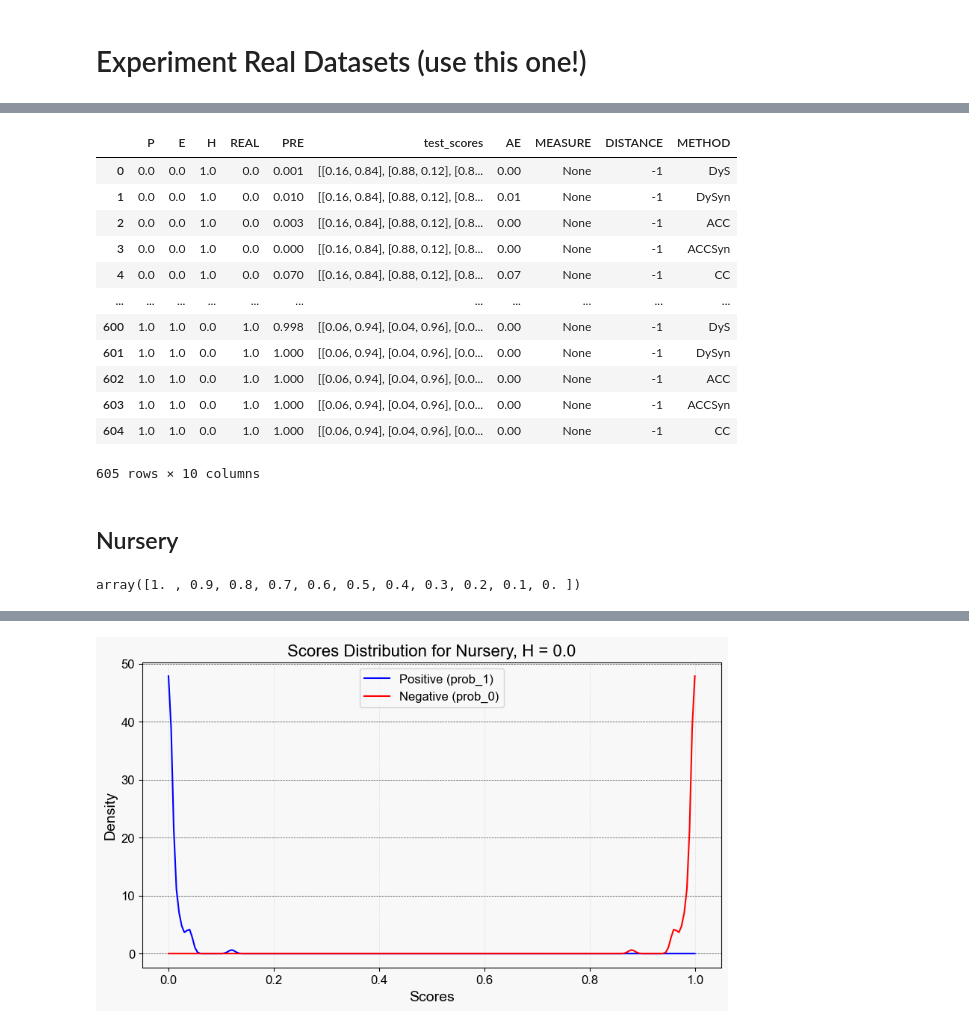
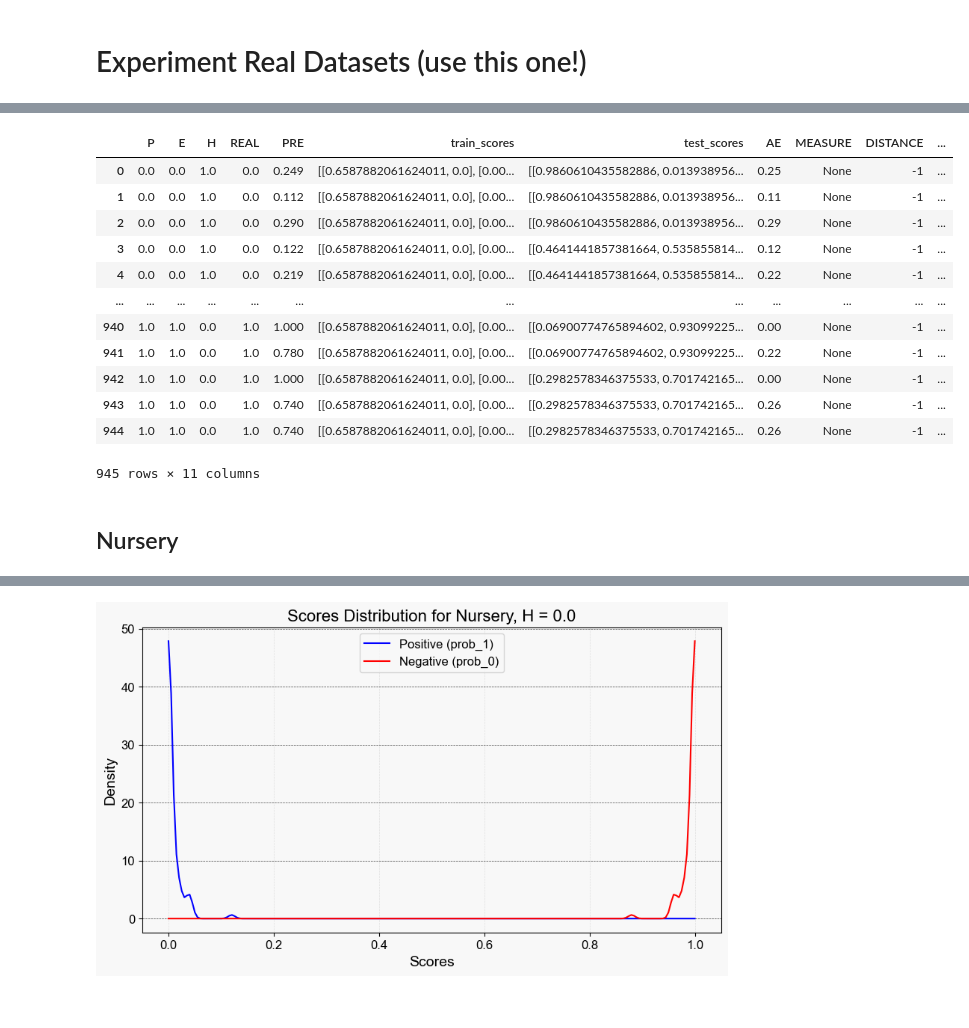
Before and after one commit to JPOrtegaa/score-drift-quantification, a Jupyter notebook: experiments_real.ipynb, the cells around one changed output, grey strips where cells are left out. Drawn from its saved outputs; the diff is of its cells as text; code cells hidden in the pictures.

```diff
--- a/experiments_real.ipynb
+++ b/experiments_real.ipynb
@@ -442,7 +449,7 @@ def SMM(p_scores, n_scores, t_scores):
 # %% [markdown]
 ## Synthetic quantifiers
 # %%
-def DySyn(ts, measure, MF=np.arange(0.1, 1.0, 0.2)):
+def DySyn(ts, measure, MF=np.arange(0.1, 1.0, 0.1)):
     MF = np.round(MF, 2)
 
     results = []
@@ -456,7 +463,7 @@ def DySyn(ts, measure, MF=np.arange(0.1, 1.0, 0.2)):
         if measure == "sord":
             rQnt = DySyn_SORD(test_p, test_n, ts)  # Implement DySyn_SORD separately
         else:
-            rQnt = DySyn_DyS(test_p, test_n, ts, measure, [10])  # Implement DySyn_DyS separately
+            rQnt = DySyn_DyS(test_p, test_n, ts, measure)  # Implement DySyn_DyS separately
 
         distances.append(rQnt[1])
         results.append(rQnt[0][0])
@@ -917,7 +942,7 @@ def get_batch(dts, num_pos, num_E, num_H):
     batch = pd.concat([pos_samples, E_samples, H_samples]).sample(frac=1).reset_index(drop=True)
     return batch
 # %%
-def apply_qntMethod(qntMethod, p_score, n_score, test, TprFpr=None, thr=None, measure="hellinger", MF_dysyn=np.arange(0.1, 1.0, 0.2)):
+def apply_qntMethod(qntMethod, p_score, n_score, test, TprFpr=None, thr=None, measure="topsoe", MF_dysyn=np.arange(0.1, 1.0, 0.1)):
     import mlquantify  # Ensure the mlquantify package is available
 
     # MF_dysyn = np.arange(0.3,0.7,0.1)
@@ -1037,8 +1092,8 @@ def run_over_real_dataset(dataset, replicates=3):
         #    'MS2Syn-TS',
         #    'SMM',
         #    'SMMSyn-TS',
-           'DyS',
-           'DySyn',
+        #    'DyS',
+        #    'DySyn',
         #    'X',
         #    'XSyn-TS',
         #    'MAX',
@@ -1053,17 +1108,21 @@ def run_over_real_dataset(dataset, replicates=3):
     results = []
 
     # Splitting to get training and test partition
-    train, test = train_test_split(dataset, stratify=dataset['difficulty'], test_size=0.5)
+    # train, test = train_test_split(dataset, stratify=dataset['difficulty'], test_size=0.5)
+
+    train, test = balanced_train_test_split(dataset, group_col='difficulty', test_size=0.5)#, random_state=42)
 
     # From training set get a sample to be the training set with 50% of positives and negatives (25% hard and 25% easy negative subclasses)
     # Note: the amount of instances is restricted to the class that has less instances
-    train = get_batch(dataset, train['difficulty'].value_counts().min()*2, train['difficulty'].value_counts().min(), train['difficulty'].value_counts().min())
+    train = get_batch(train, train['difficulty'].value_counts().min(), train['difficulty'].value_counts().min(), train['difficulty'].value_counts().min())
 
     # From test set get a sample to be the test set with 50% of positives and negatives (25% hard and 25% easy negative subclasses)
     # Note: the amount of instances is restricted to the class that has less instances
-    test = get_batch(dataset, test['difficulty'].value_counts().min()*2, test['difficulty'].value_counts().min(), test['difficulty'].value_counts().min())
+    test = get_batch(test, test['difficulty'].value_counts().min(), test['difficulty'].value_counts().min(), test['difficulty'].value_counts().min())
 
-    model = RandomForestClassifier(n_estimators=100)
+    # pdb.set_trace()
+
+    model = RandomForestClassifier(n_estimators=200)
 
     scores = np.array(getScores(train.drop(columns=['class', 'difficulty']),  train['class'], 10, model))
 
@@ -1071,16 +1130,20 @@ def run_over_real_dataset(dataset, replicates=3):
 
     model.fit(train.drop(columns=['class', 'difficulty']), train['class'])
 
-    for pos_ratio in tqdm(np.linspace(0.0, 1.0, 11), desc="Outer Loop"):  # Varying positive/negative ratio
+    for pos_ratio in tqdm(np.linspace(0.0, 1.0, 21), desc="Outer Loop"):  # Varying positive/negative ratio
         num_pos = int(batch_size * pos_ratio)
         num_neg = batch_size - num_pos
 
-        for neg_ratio in np.linspace(0.0, 1.0, 11):  # Varying E/H distribution in negative
+        for neg_ratio in np.linspace(0.0, 1.0, 5):  # Varying E/H distribution in negative
             num_E = int(num_neg * neg_ratio)
             num_H = num_neg - num_E
 
             for _ in range(replicates):
                 batch = get_batch(test, num_pos, num_E, num_H)
+                print(len(batch))
+
+                # pdb.set_trace()
+
                 for qi in qnt:
                     qntMethod = qi.split("-")[0] if "-" in qi else qi
                     if qntMethod != "HDy-LP":
@@ -1097,18 +1160,14 @@ def run_over_real_dataset(dataset, replicates=3):
                     test_scores = model.predict_proba(batch.drop(columns=['class', 'difficulty']))
                     test_scores_pos = test_scores[:,1]
 
+                    # pdb.set_trace()
+
                     qnt_re = apply_qntMethod(qntMethod=qntMethod,
                                                 p_score=scores[scores[:, 1] == 1, 0],
                                                 n_score=scores[scores[:, 1] == 0, 0],
                                                 test=test_scores_pos,
                                                 TprFpr=TprFpr,
                                                 thr=0.5) # Implement apply_qntMethod
-
-                    # score_distribution = ({'p_score': scores[scores[:, 1] == 1, 0],
-                    #                        'n_score': scores[scores[:, 1] == 0, 0],
-                    #                        'P': pos_ratio,
-                    #                        'E': neg_ratio,
-                    #                        'H': 1 - neg_ratio,})
 
                     freq_REAL = calculate_proportion(batch['class'].tolist())[0]
                     if qntMethod == "DySyn":
@@ -1121,6 +1180,7 @@ def run_over_real_dataset(dataset, replicates=3):
                                     1-neg_ratio,# H - Hard Negative dist.
                                     freq_REAL,
                                     freq_PRE,
+                                    scores,
                                     test_scores,
                                     np.round(abs(freq_REAL - freq_PRE), 2),
                                     measure,
@@ -1128,6 +1188,6 @@ def run_over_real_dataset(dataset, replicates=3):
                                     qi])
 
 
-    return results
+    return results, scores
 
-result = run_over_real_dataset(df, replicates=1)
+result, scores = run_over_real_dataset(df, replicates=3)
@@ -1134,20 +1212,20 @@ result = run_over_real_dataset(df, replicates=1)
 # %%
-results_df = pd.DataFrame(result, columns=['P', 'E', 'H', 'REAL', 'PRE', 'test_scores', 'AE', 'MEASURE', 'DISTANCE', 'METHOD'])
+results_df = pd.DataFrame(result, columns=['P', 'E', 'H', 'REAL', 'PRE', 'train_scores', 'test_scores', 'AE', 'MEASURE', 'DISTANCE', 'METHOD'])
 results_df
 # %% [output]
-|  | P | E | H | REAL | PRE | test_scores | AE | MEASURE | DISTANCE | METHOD |
-| 0 | 0.0 | 0.0 | 1.0 | 0.0 | 0.001 | [[0.16, 0.84], [0.88, 0.12], [0.8... | 0.00 | None | -1 | DyS |
-| 1 | 0.0 | 0.0 | 1.0 | 0.0 | 0.010 | [[0.16, 0.84], [0.88, 0.12], [0.8... | 0.01 | None | -1 | DySyn |
-| 2 | 0.0 | 0.0 | 1.0 | 0.0 | 0.003 | [[0.16, 0.84], [0.88, 0.12], [0.8... | 0.00 | None | -1 | ACC |
-| 3 | 0.0 | 0.0 | 1.0 | 0.0 | 0.000 | [[0.16, 0.84], [0.88, 0.12], [0.8... | 0.00 | None | -1 | ACCSyn |
-| 4 | 0.0 | 0.0 | 1.0 | 0.0 | 0.070 | [[0.16, 0.84], [0.88, 0.12], [0.8... | 0.07 | None | -1 | CC |
-| ... | ... | ... | ... | ... | ... | ... | ... | ... | ... | ... |
-| 600 | 1.0 | 1.0 | 0.0 | 1.0 | 0.998 | [[0.06, 0.94], [0.04, 0.96], [0.0... | 0.00 | None | -1 | DyS |
-| 601 | 1.0 | 1.0 | 0.0 | 1.0 | 1.000 | [[0.06, 0.94], [0.04, 0.96], [0.0... | 0.00 | None | -1 | DySyn |
-| 602 | 1.0 | 1.0 | 0.0 | 1.0 | 1.000 | [[0.06, 0.94], [0.04, 0.96], [0.0... | 0.00 | None | -1 | ACC |
-| 603 | 1.0 | 1.0 | 0.0 | 1.0 | 1.000 | [[0.06, 0.94], [0.04, 0.96], [0.0... | 0.00 | None | -1 | ACCSyn |
-| 604 | 1.0 | 1.0 | 0.0 | 1.0 | 1.000 | [[0.06, 0.94], [0.04, 0.96], [0.0... | 0.00 | None | -1 | CC |
+|  | P | E | H | REAL | PRE | train_scores | test_scores | AE | MEASURE | DISTANCE | ... |
+| 0 | 0.0 | 0.0 | 1.0 | 0.0 | 0.249 | [[0.6587882061624011, 0.0], [0.00... | [[0.9860610435582886, 0.013938956... | 0.25 | None | -1 | ... |
+| 1 | 0.0 | 0.0 | 1.0 | 0.0 | 0.112 | [[0.6587882061624011, 0.0], [0.00... | [[0.9860610435582886, 0.013938956... | 0.11 | None | -1 | ... |
+| 2 | 0.0 | 0.0 | 1.0 | 0.0 | 0.290 | [[0.6587882061624011, 0.0], [0.00... | [[0.9860610435582886, 0.013938956... | 0.29 | None | -1 | ... |
+| 3 | 0.0 | 0.0 | 1.0 | 0.0 | 0.122 | [[0.6587882061624011, 0.0], [0.00... | [[0.4641441857381664, 0.535855814... | 0.12 | None | -1 | ... |
+| 4 | 0.0 | 0.0 | 1.0 | 0.0 | 0.219 | [[0.6587882061624011, 0.0], [0.00... | [[0.4641441857381664, 0.535855814... | 0.22 | None | -1 | ... |
+| ... | ... | ... | ... | ... | ... | ... | ... | ... | ... | ... | ... |
+| 940 | 1.0 | 1.0 | 0.0 | 1.0 | 1.000 | [[0.6587882061624011, 0.0], [0.00... | [[0.06900774765894602, 0.93099225... | 0.00 | None | -1 | ... |
+| 941 | 1.0 | 1.0 | 0.0 | 1.0 | 0.780 | [[0.6587882061624011, 0.0], [0.00... | [[0.06900774765894602, 0.93099225... | 0.22 | None | -1 | ... |
+| 942 | 1.0 | 1.0 | 0.0 | 1.0 | 1.000 | [[0.6587882061624011, 0.0], [0.00... | [[0.2982578346375533, 0.701742165... | 0.00 | None | -1 | ... |
+| 943 | 1.0 | 1.0 | 0.0 | 1.0 | 0.740 | [[0.6587882061624011, 0.0], [0.00... | [[0.2982578346375533, 0.701742165... | 0.26 | None | -1 | ... |
+| 944 | 1.0 | 1.0 | 0.0 | 1.0 | 0.740 | [[0.6587882061624011, 0.0], [0.00... | [[0.2982578346375533, 0.701742165... | 0.26 | None | -1 | ... |
-605 rows × 10 columns
+945 rows × 11 columns
 # %%
 import numpy as np
 from scipy.stats import gaussian_kde
@@ -1191,7 +1269,3 @@ def plot_scores(test_scores, H, title="Scores Distribution"):
     plt.show()
 # %% [markdown]
 ## Nursery
-# %%
-results_df['H'].unique()
-# %% [output]
-array([1. , 0.9, 0.8, 0.7, 0.6, 0.5, 0.4, 0.3, 0.2, 0.1, 0. ])
```
Also changed, not shown: parts of 15 cells of this notebook.
